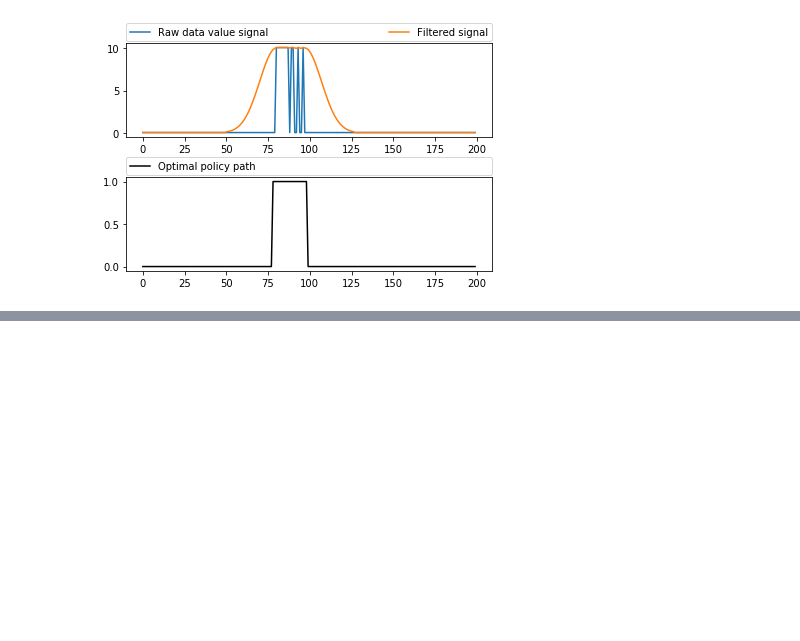
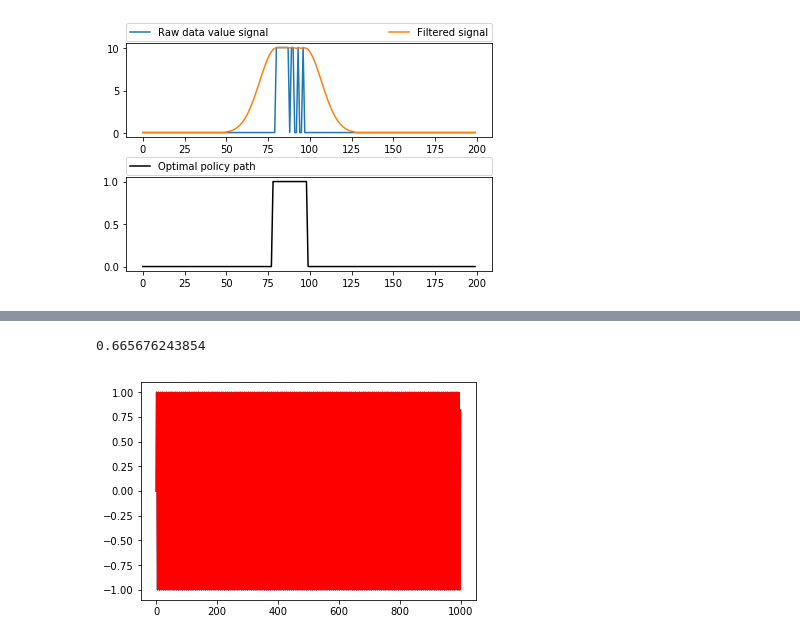
Before and after one commit to MoonBlvd/MDP_data_recording, a Jupyter notebook: integer_quadratic_programming.ipynb, the cells around one changed output, grey strips where cells are left out. Cells and saved outputs as stored; diff of their text form; code cells hidden in the pictures; blank space fills up the shorter version.

Commit message:
add sampling and interpolation

```diff
--- a/integer_quadratic_programming.ipynb
+++ b/integer_quadratic_programming.ipynb
@@ -259,0 +239,26 @@ plt.show
+# %%
+# linear interpolation
+reconstructed_x = []
+reconstructed_t = []
+for i,sample in enumerate(sample_x):
+    if i+1 == len(sample_x):
+        break
+    next_sample = sample_x[i+1]
+    interpolate_x = sample + [(next_sample-sample)*(j*w_sample/w) for j in range(int(w/w_sample))]
+    interpolate_t = sample_time[i] + [(1/w)*j for j in range(int(w/w_sample))]
+    if i == 0:
+        reconstructed_x = interpolate_x
+        reconstructed_t = interpolate_t
+    else:
+        reconstructed_x = np.append(reconstructed_x,interpolate_x)
+        reconstructed_t = np.append(reconstructed_t,interpolate_t)
+plt.plot(time,x)
+plt.plot(reconstructed_t,reconstructed_x,'r*')
+plt.show
+
+# compute reconstruction error
+error = np.dot((reconstructed_x - x),(reconstructed_x - x))
+print(error)
+# %% [output]
+0.665676243854
+[figure, added]
```
Also changed, not shown: parts of 9 cells of this notebook, 1 other file.
